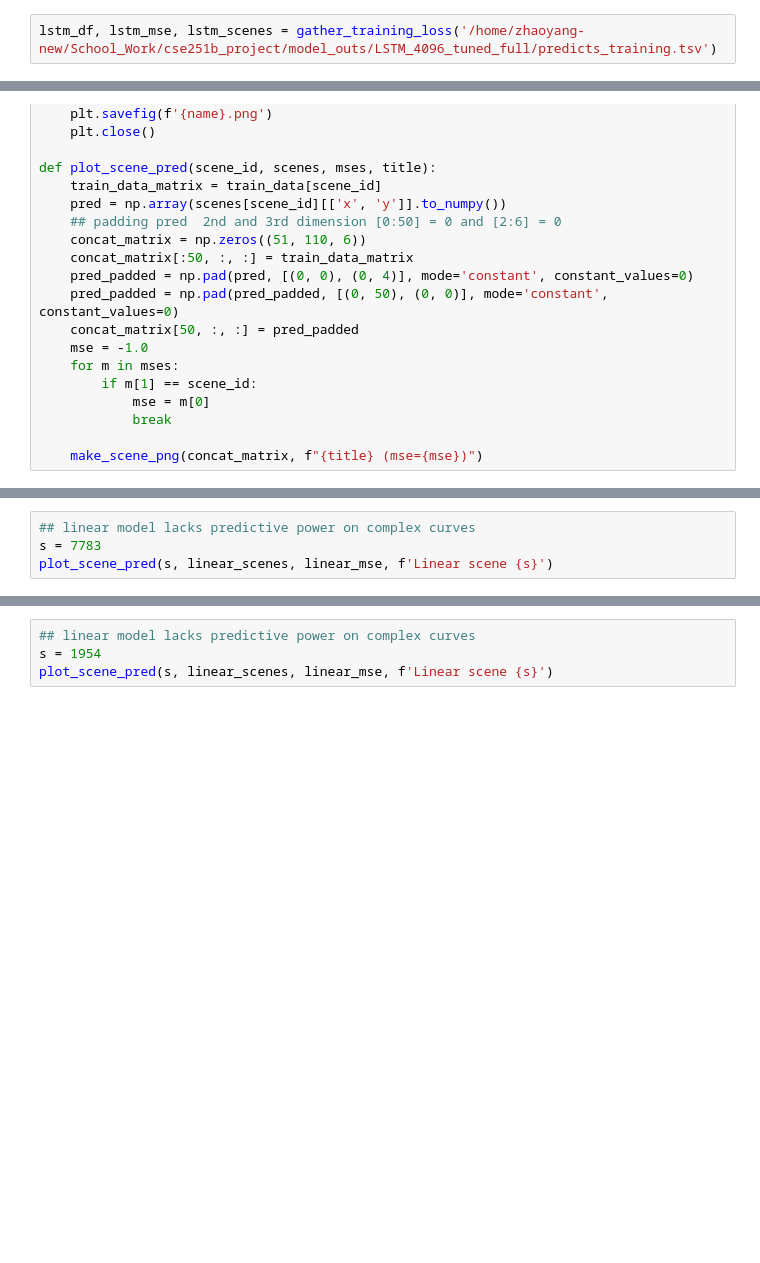
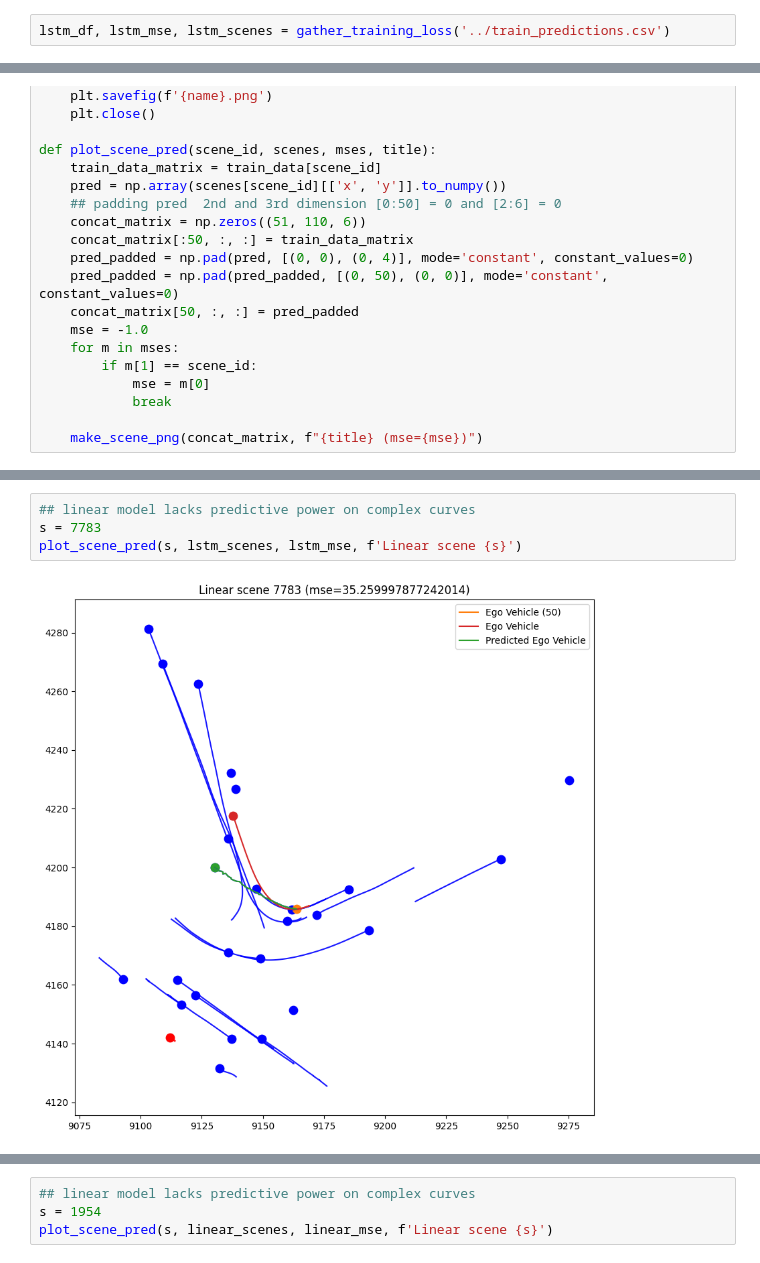
Before and after one commit to m1fisher/cse251b_project, a Jupyter notebook: milestone_part3_plots/part3_plots.ipynb, the cells around one changed output, grey strips where cells are left out. Cells and saved outputs as stored; diff of their text form; blank space fills up the shorter version.

Commit message:
LSTM code that works

```diff
--- a/milestone_part3_plots/part3_plots.ipynb
+++ b/milestone_part3_plots/part3_plots.ipynb
@@ -82,7 +82,7 @@ def gather_training_loss(predf):
 
     return df, scene_mse, scene_dfs
 # %%
-lstm_df, lstm_mse, lstm_scenes = gather_training_loss('/home/zhaoyang-new/School_Work/cse251b_project/model_outs/LSTM_4096_tuned_full/predicts_training.tsv')
+lstm_df, lstm_mse, lstm_scenes = gather_training_loss('../train_predictions.csv')
 # %%
 linear_df, linear_mse, linear_scenes = gather_training_loss('/home/zhaoyang-new/School_Work/cse251b_project/model_outs/linear/predicts_training.tsv')
 # %%
@@ -233,7 +237,9 @@ plot_scene_pred(s, lstm_scenes, lstm_mse, f'LSTM scene {s}')
 # %%
 ## linear model lacks predictive power on complex curves
 s = 7783
-plot_scene_pred(s, linear_scenes, linear_mse, f'Linear scene {s}')
+plot_scene_pred(s, lstm_scenes, lstm_mse, f'Linear scene {s}')
+# %% [output]
+[figure, added]
 # %%
 ## linear model lacks predictive power on complex curves
 s = 7783
```
Also changed, not shown: parts of 10 cells of this notebook, 6 other files.
